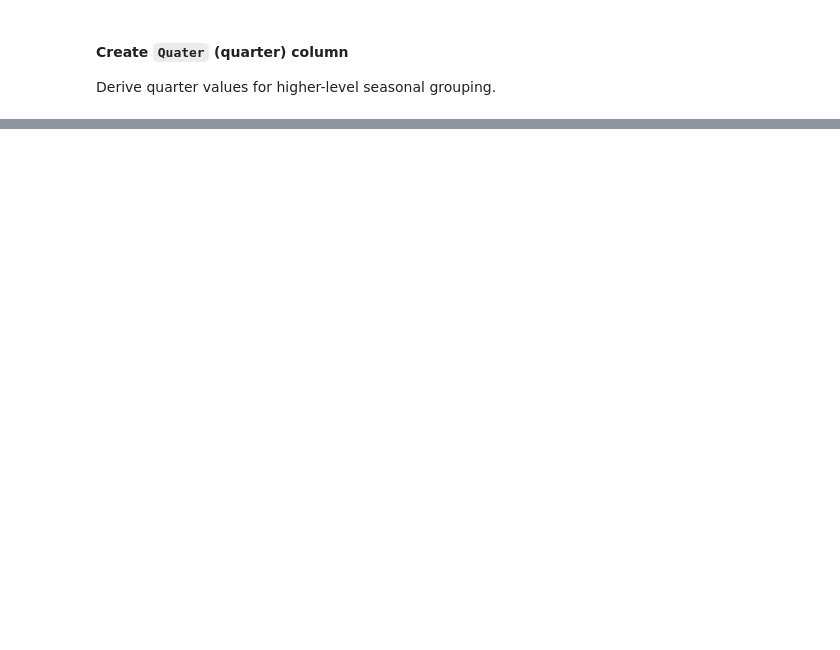
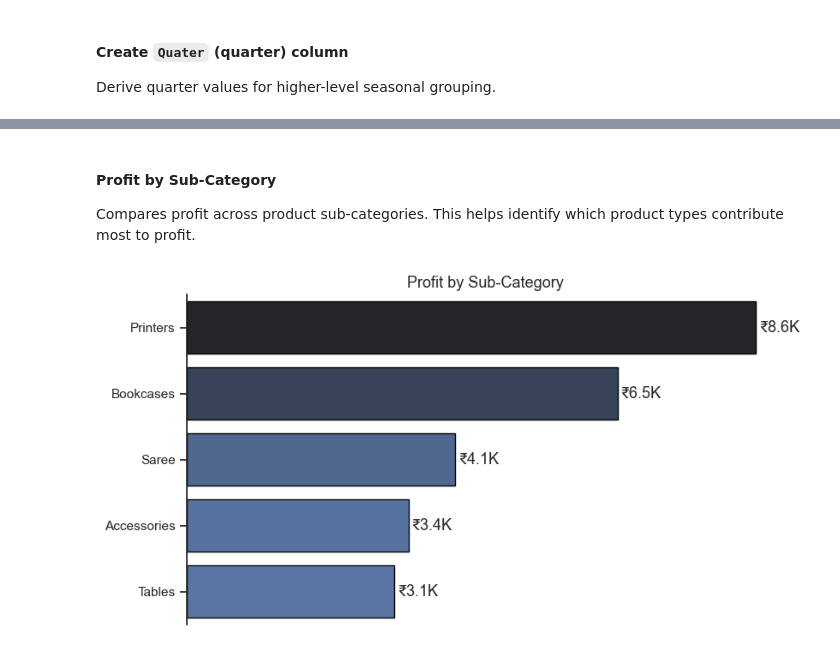
Before and after one commit to amitkr209/Madhav_E-Commerce-Sales_Intelligence_Dashboard, a Jupyter notebook: Madhav E-Commerce Sales Analysis.ipynb, the cells around one changed output, grey strips where cells are left out. Drawn from its saved outputs; the diff is of its cells as text; code cells hidden in the pictures; blank space fills up the shorter version.

Commit message:
Adding the KPI  and Exploratory Data Analysis (EDA) in the project

```diff
--- a/Madhav E-Commerce Sales Analysis.ipynb
+++ b/Madhav E-Commerce Sales Analysis.ipynb
@@ -146,0 +229,30 @@ Name: Quater, dtype: int32
+# %% [markdown]
+#### Profit by Sub-Category
+Compares profit across product sub-categories.
+This helps identify which product types contribute most to profit.
+# %%
+df_sub_category_profit = df.groupby(['Sub-Category'])['Profit'].sum().sort_values(ascending=False).head().reset_index()
+
+plt.figure(figsize=(9, 5))
+sns.set_theme(style='ticks')
+
+sns.barplot(data = df_sub_category_profit,
+            x = "Profit",
+            y = "Sub-Category",
+            hue = "Profit",
+            palette = "dark:b_r",
+            edgecolor = "black")
+
+plt.xticks([])
+for i, profit in enumerate(df_sub_category_profit['Profit']):
+    plt.text(profit + 50, i, f"₹{profit/1000:,.1f}K", va='center', fontsize=13)
+
+plt.title("Profit by Sub-Category", fontsize=13)
+plt.xlabel("")
+plt.ylabel("")
+
+plt.legend().remove()
+sns.despine(bottom=True)
+plt.show()
+# %% [output]
+[figure, added]
```
Also changed, not shown: parts of 23 cells of this notebook.
